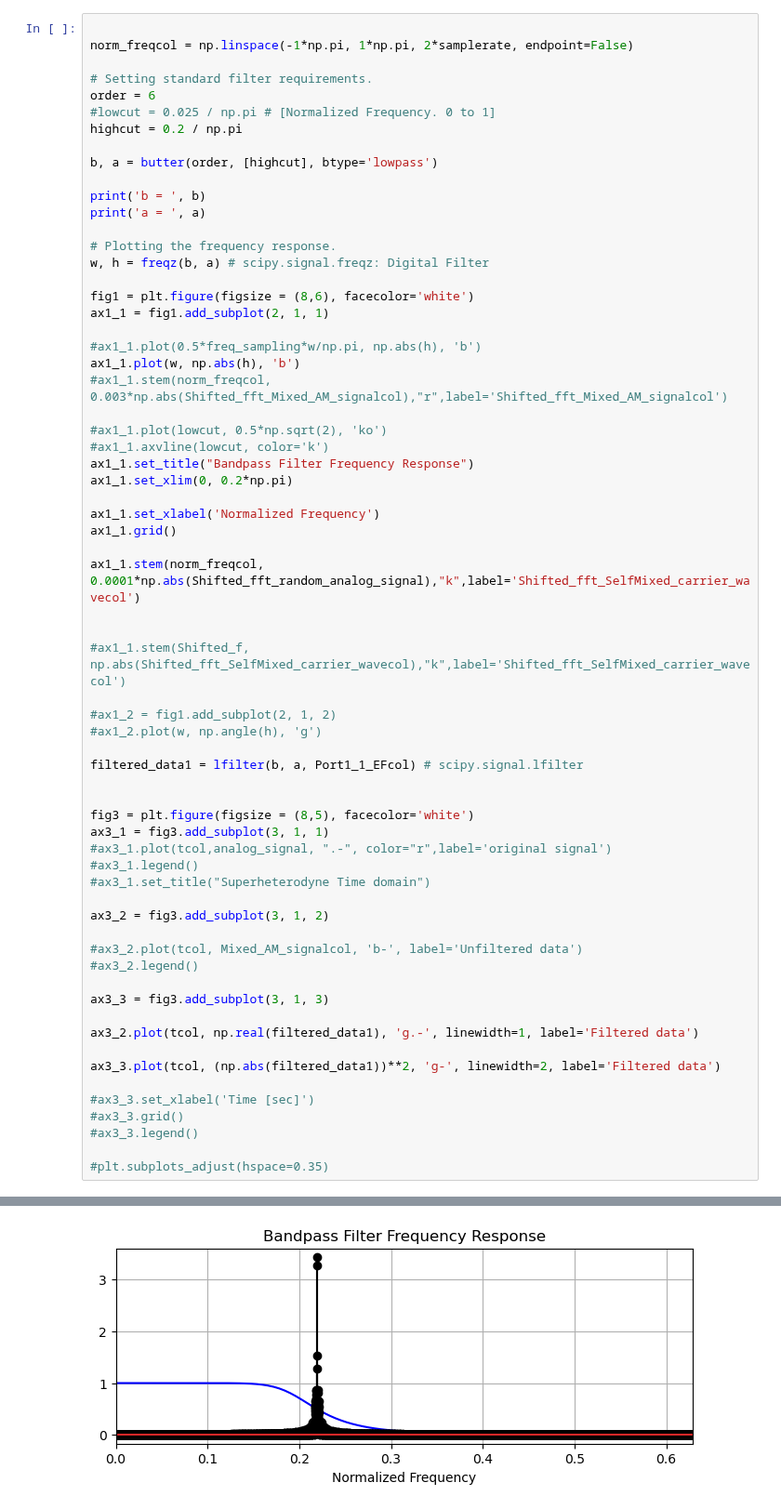
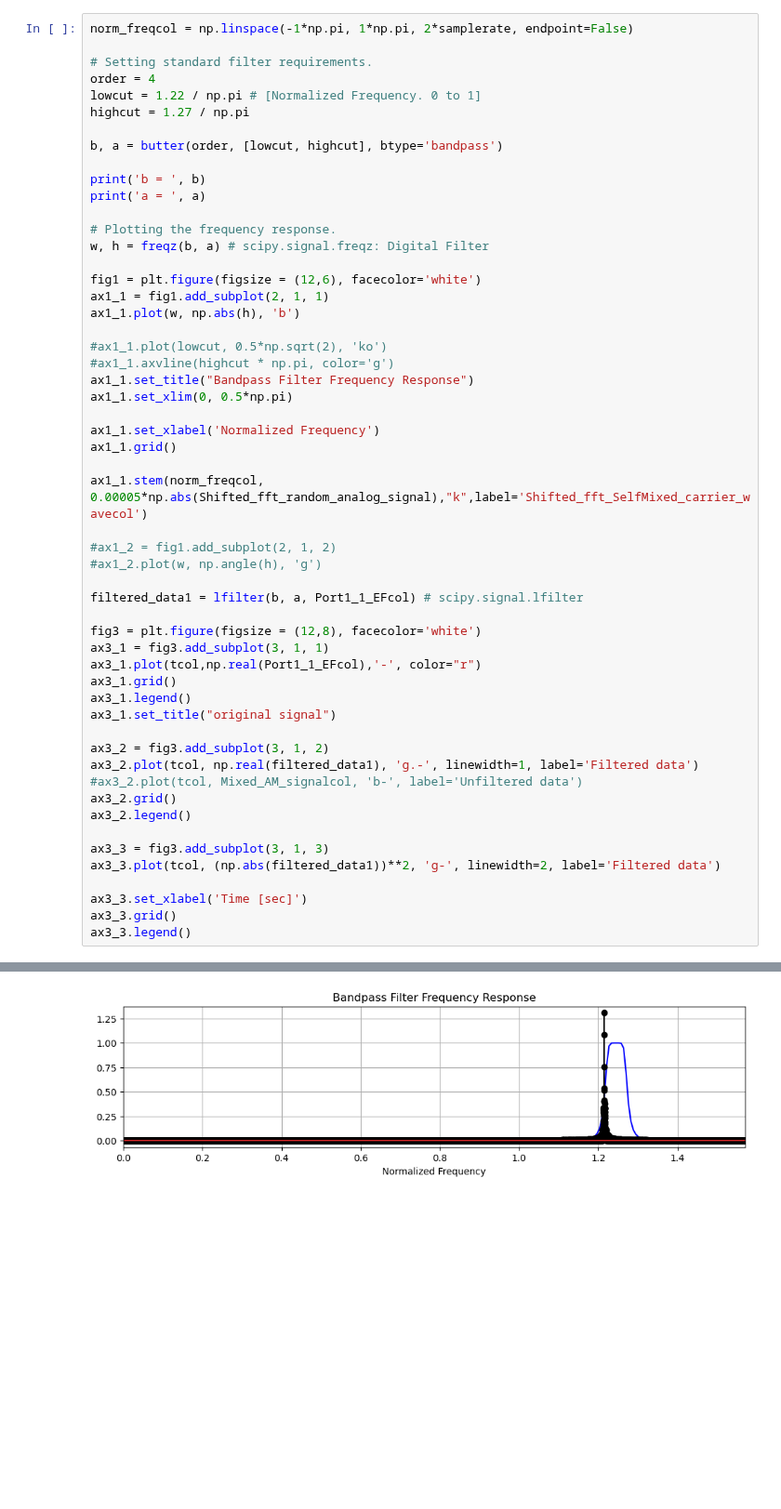
Before and after one commit to tacticstactics/Optical-pulse-broadening, a Jupyter notebook: pulse_broadening_in_optical_filter_main.ipynb, the cells around one changed output, grey strips where cells are left out. Shown at 93% size. Cells and saved outputs as stored; diff of their text form; blank space fills up the shorter version.

```diff
--- a/pulse_broadening_in_optical_filter_main.ipynb
+++ b/pulse_broadening_in_optical_filter_main.ipynb
@@ -225,13 +184,12 @@ Shape of Shifted_f (Frequency Domain)
 # %%
-
 norm_freqcol = np.linspace(-1*np.pi, 1*np.pi, 2*samplerate, endpoint=False)
 
 # Setting standard filter requirements.
-order = 6
-#lowcut = 0.025 / np.pi # [Normalized Frequency. 0 to 1]
-highcut = 0.2 / np.pi
+order = 4
+lowcut = 1.22 / np.pi # [Normalized Frequency. 0 to 1]
+highcut = 1.27 / np.pi
 
-b, a = butter(order, [highcut], btype='lowpass')
+b, a = butter(order, [lowcut, highcut], btype='bandpass')
 
 print('b = ', b)
 print('a = ', a)
@@ -239,52 +197,42 @@ print('a = ', a)
 # Plotting the frequency response.
 w, h = freqz(b, a) # scipy.signal.freqz: Digital Filter
 
-fig1 = plt.figure(figsize = (8,6), facecolor='white')
+fig1 = plt.figure(figsize = (12,6), facecolor='white')
 ax1_1 = fig1.add_subplot(2, 1, 1)
-
-#ax1_1.plot(0.5*freq_sampling*w/np.pi, np.abs(h), 'b')
 ax1_1.plot(w, np.abs(h), 'b')
-#ax1_1.stem(norm_freqcol, 0.003*np.abs(Shifted_fft_Mixed_AM_signalcol),"r",label='Shifted_fft_Mixed_AM_signalcol')
 
 #ax1_1.plot(lowcut, 0.5*np.sqrt(2), 'ko')
-#ax1_1.axvline(lowcut, color='k')
+#ax1_1.axvline(highcut * np.pi, color='g')
 ax1_1.set_title("Bandpass Filter Frequency Response")
-ax1_1.set_xlim(0, 0.2*np.pi)
+ax1_1.set_xlim(0, 0.5*np.pi)
 
 ax1_1.set_xlabel('Normalized Frequency')
 ax1_1.grid()
 
-ax1_1.stem(norm_freqcol, 0.0001*np.abs(Shifted_fft_random_analog_signal),"k",label='Shifted_fft_SelfMixed_carrier_wavecol')
-
-
-#ax1_1.stem(Shifted_f, np.abs(Shifted_fft_SelfMixed_carrier_wavecol),"k",label='Shifted_fft_SelfMixed_carrier_wavecol')
+ax1_1.stem(norm_freqcol, 0.00005*np.abs(Shifted_fft_random_analog_signal),"k",label='Shifted_fft_SelfMixed_carrier_wavecol')
 
 #ax1_2 = fig1.add_subplot(2, 1, 2)
 #ax1_2.plot(w, np.angle(h), 'g')
 
 filtered_data1 = lfilter(b, a, Port1_1_EFcol) # scipy.signal.lfilter
 
-
-fig3 = plt.figure(figsize = (8,5), facecolor='white')
+fig3 = plt.figure(figsize = (12,8), facecolor='white')
 ax3_1 = fig3.add_subplot(3, 1, 1)
-#ax3_1.plot(tcol,analog_signal, ".-", color="r",label='original signal')
-#ax3_1.legend()
-#ax3_1.set_title("Superheterodyne Time domain")
+ax3_1.plot(tcol,np.real(Port1_1_EFcol),'-', color="r")
+ax3_1.grid()
+ax3_1.legend()
+ax3_1.set_title("original signal")
 
 ax3_2 = fig3.add_subplot(3, 1, 2)
-
+ax3_2.plot(tcol, np.real(filtered_data1), 'g.-', linewidth=1, label='Filtered data')
 #ax3_2.plot(tcol, Mixed_AM_signalcol, 'b-', label='Unfiltered data')
-#ax3_2.legend()
+ax3_2.grid()
+ax3_2.legend()
 
 ax3_3 = fig3.add_subplot(3, 1, 3)
-
-ax3_2.plot(tcol, np.real(filtered_data1), 'g.-', linewidth=1, label='Filtered data')
-
 ax3_3.plot(tcol, (np.abs(filtered_data1))**2, 'g-', linewidth=2, label='Filtered data')
 
-#ax3_3.set_xlabel('Time [sec]')
-#ax3_3.grid()
-#ax3_3.legend()
-
-#plt.subplots_adjust(hspace=0.35)
+ax3_3.set_xlabel('Time [sec]')
+ax3_3.grid()
+ax3_3.legend()
 # %% [output]
@@ -296 +245 @@ a =  [  1.          -5.22750927  11.43028643 -13.37721816   8.83554649
-[figure, old version]
+[figure, new version]
```
Also changed, not shown: parts of 7 cells of this notebook.
